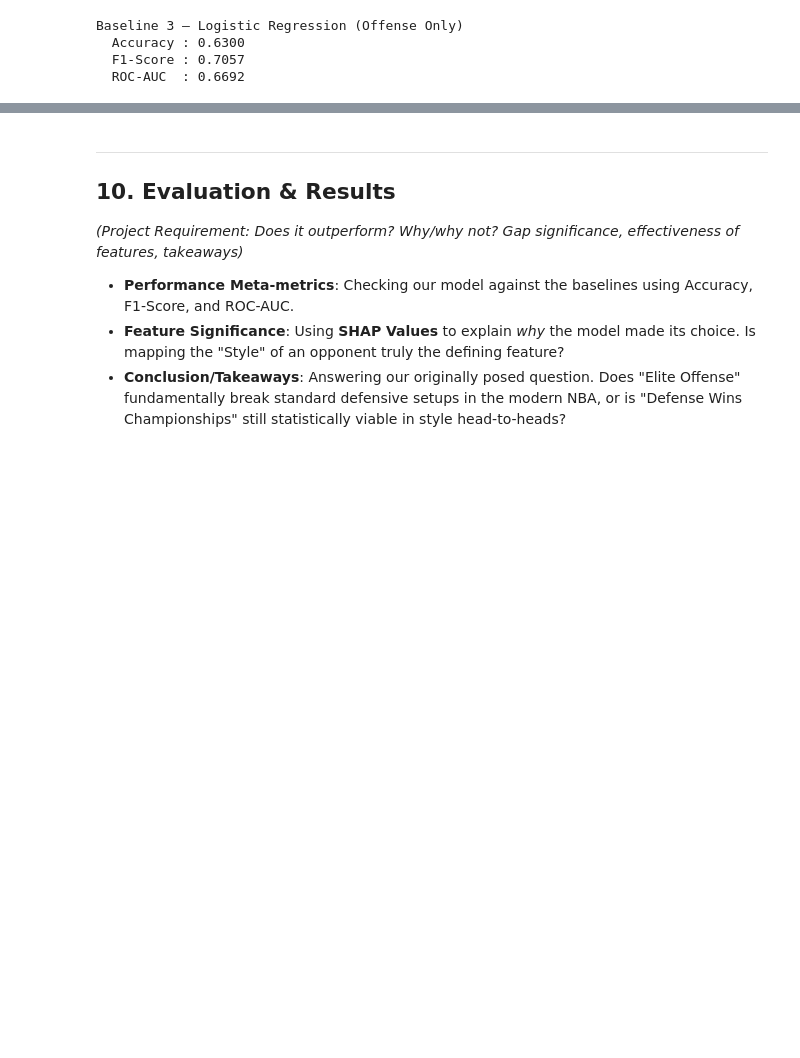
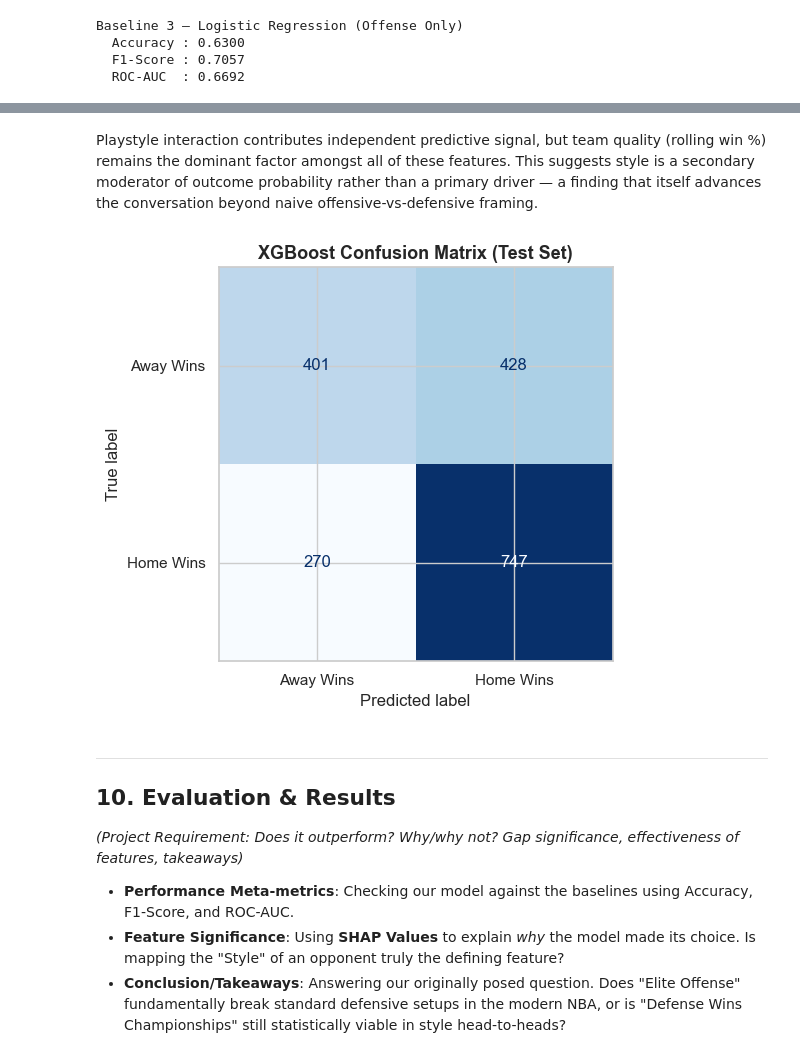
Before and after one commit to RaghavDewangan/dsc_148_final, a Jupyter notebook: NBA_Style_Matchup.ipynb, the cells around one changed output, grey strips where cells are left out. Saved outputs shown, nothing was run; the diff lists cells and outputs as text; code cells hidden in the pictures; blank space fills up the shorter version.

Commit message:
first usable model

```diff
--- a/NBA_Style_Matchup.ipynb
+++ b/NBA_Style_Matchup.ipynb
@@ -594,0 +691,27 @@ Baseline 3 — Logistic Regression (Offense Only)
+# %%
+# ── EVALUATION ───────────────────────────────────────────────────────────────
+xgb_preds = xgb_model.predict(X_test.to_numpy())
+xgb_probs = xgb_model.predict_proba(X_test.to_numpy())[:, 1]
+
+xgb_acc = accuracy_score(y_test.to_numpy(), xgb_preds)
+xgb_f1  = f1_score(y_test.to_numpy(), xgb_preds)
+xgb_auc = roc_auc_score(y_test.to_numpy(), xgb_probs)
+
+print("=" * 50)
+print(f"XGBoost — Style Matchup Classifier")
+print(f"  Accuracy : {xgb_acc:.4f}")
+print(f"  F1-Score : {xgb_f1:.4f}")
+print(f"  ROC-AUC  : {xgb_auc:.4f}")
+print("=" * 50)
+print(classification_report(y_test.to_numpy(), xgb_preds, target_names=['Away Wins', 'Home Wins']))
+
+# ── RESULTS TABLE ─────────────────────────────────────────────────────────
+import pandas as pd
+results = pd.DataFrame({
+    'Model':    ['B1: Home Always Wins', 'B2: Higher Win% Wins', 'B3: LogReg (Win% Only)', 'XGBoost (Style Matchup)'],
+    'Accuracy': [b1_acc, b2_acc, b3_acc, xgb_acc],
+    'F1-Score': [b1_f1,  b2_f1,  b3_f1,  xgb_f1],
+    'ROC-AUC':  [b1_auc, b2_auc, b3_auc, xgb_auc],
+})
+results = results.set_index('Model').round(4)
+print("\n", results)
@@ -595,3 +736,19 @@ Baseline 3 — Logistic Regression (Offense Only)
+# %% [markdown]
+Playstyle interaction contributes independent predictive signal, but team quality (rolling win %) remains the dominant factor amongst all of these features. This suggests style is a secondary moderator of outcome probability rather than a primary driver — a finding that itself advances the conversation beyond naive offensive-vs-defensive framing.
+# %%
+fig, ax = plt.subplots(figsize=(6, 5))
+ConfusionMatrixDisplay.from_predictions(
+    y_test, xgb_preds,
+    display_labels=['Away Wins', 'Home Wins'],
+    colorbar=False,
+    ax=ax,
+    cmap='Blues'
+)
+ax.set_title('XGBoost Confusion Matrix (Test Set)', fontsize=13, fontweight='bold')
+plt.tight_layout()
+plt.show()
+# %% [output]
+[figure, added]
 # %% [markdown]
 ---
 ## 10. Evaluation & Results
```
Also changed, not shown: parts of 7 cells of this notebook.
